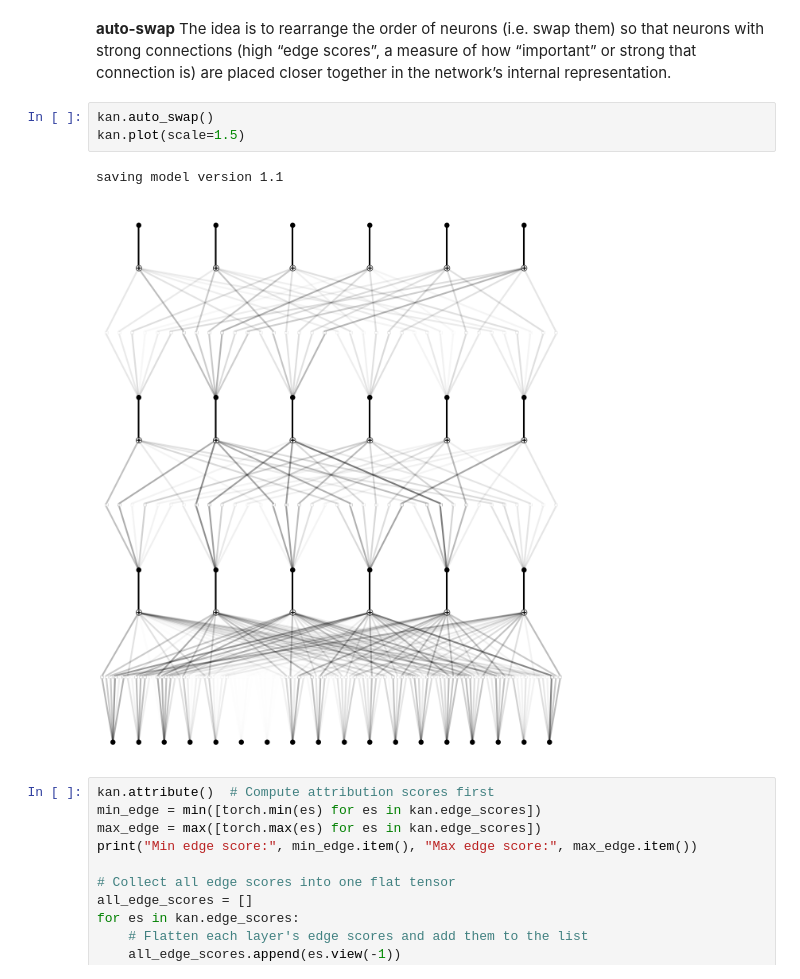
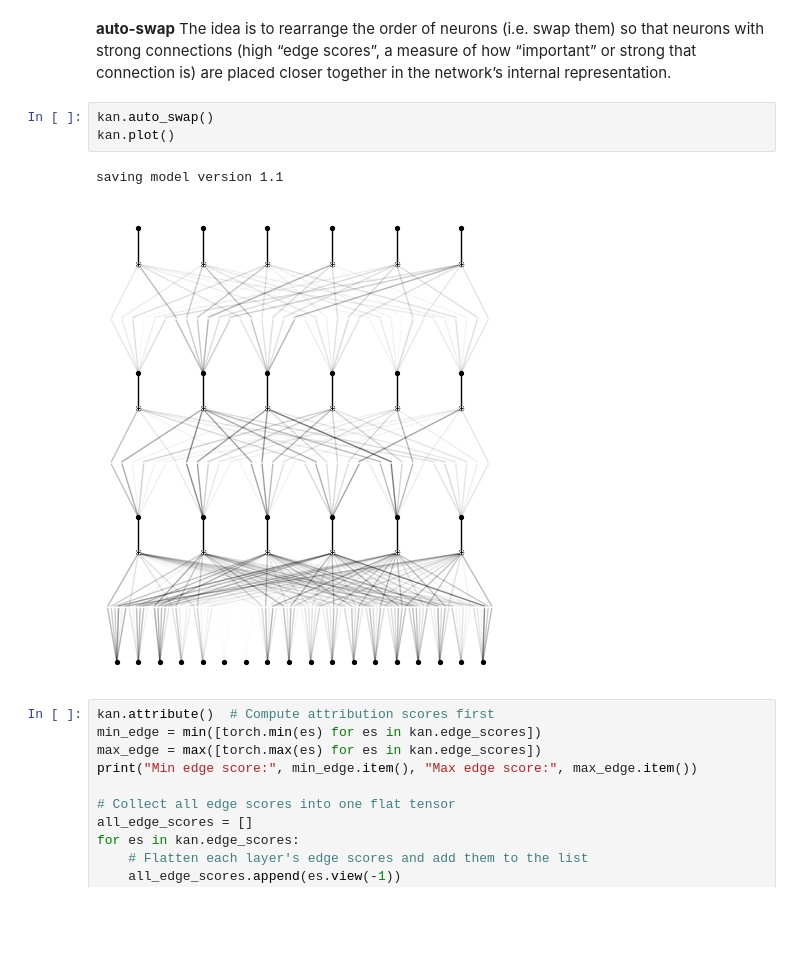
Before and after one commit to zhijin44/LogiKNet, a Jupyter notebook: P1_structurelevel/ KL-h_plot.ipynb, the cells around one changed output. Cells and saved outputs as stored; diff of their text form; blank space fills up the shorter version.

```diff
--- a/P1_structurelevel/ KL-h_plot.ipynb
+++ b/P1_structurelevel/ KL-h_plot.ipynb
@@ -230,10 +230,10 @@ Loaded KAN (acc/sat): 0.772659 / 0.612167
 The idea is to rearrange the order of neurons (i.e. swap them) so that neurons with strong connections (high “edge scores”, a measure of how “important” or strong that connection is) are placed closer together in the network’s internal representation.
 # %%
 kan.auto_swap()
-kan.plot(scale=1.5)
+kan.plot()
 # %% [output]
 saving model version 1.1
-[figure, old version]
+[figure, new version]
 # %%
 kan.attribute()  # Compute attribution scores first
 min_edge = min([torch.min(es) for es in kan.edge_scores])
```
Also changed, not shown: parts of 4 cells of this notebook, 50 other files.
